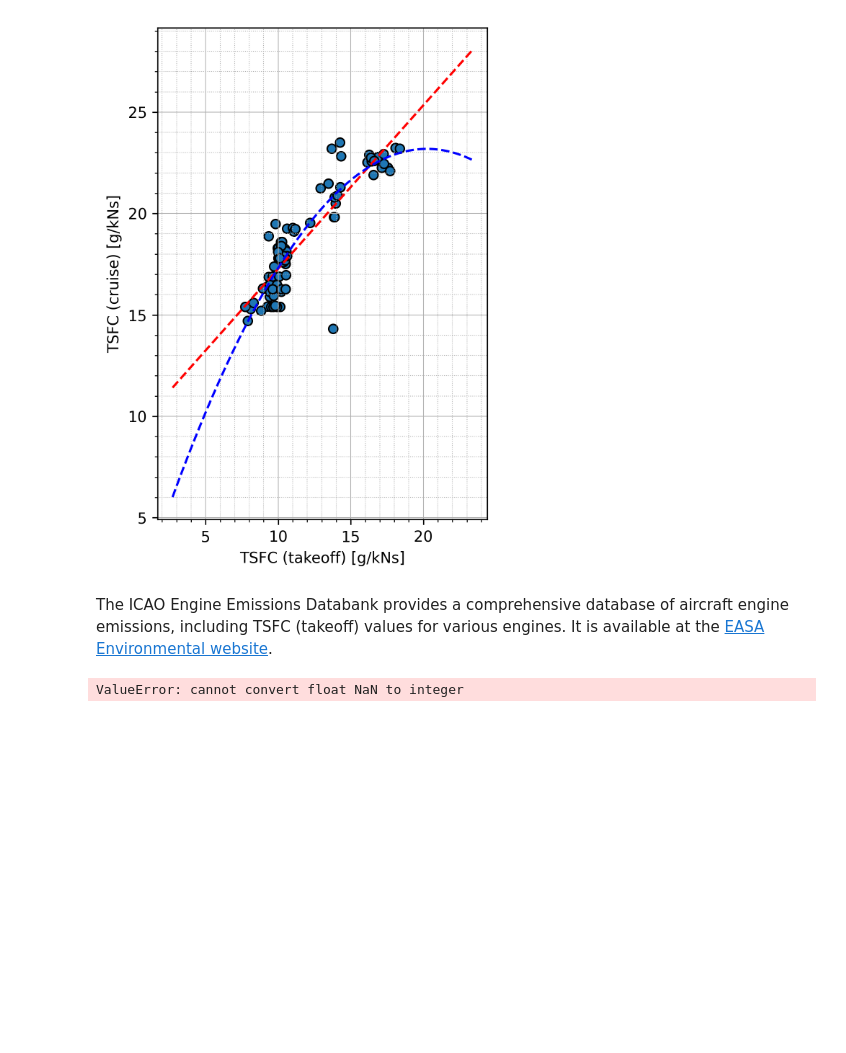
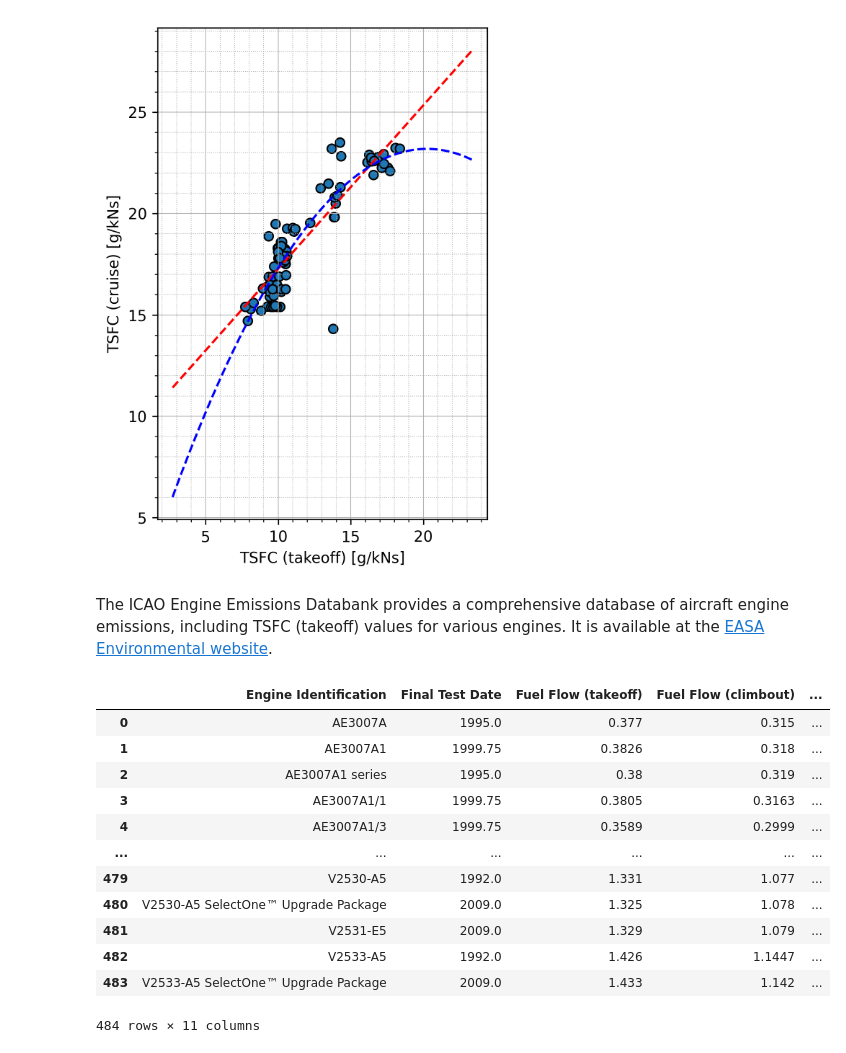
Before and after one commit to sustainableaviation/aircraftdetective, a Jupyter notebook: notebooks/engine_fuel_consumption.ipynb, the cells around one changed output. Saved outputs shown, nothing was run; the diff lists cells and outputs as text; code cells hidden in the pictures; blank space fills up the shorter version.

```diff
--- a/notebooks/engine_fuel_consumption.ipynb
+++ b/notebooks/engine_fuel_consumption.ipynb
@@ -43,7 +43,20 @@ The ICAO Engine Emissions Databank provides a comprehensive database of aircraft
 # %%
 df_scaled = engines.scale_engine_data_from_icao_emissions_database(
     path_excel_engine_data_icao_in="https://www.easa.europa.eu/en/downloads/131424/en",
     scaling_polynomial=dict_calibration['pol_quadratic_fit'],
 )
+df_scaled
 # %% [output]
+|  | Engine Identification | Final Test Date | Fuel Flow (takeoff) | Fuel Flow (climbout) | ... |
+| 0 | AE3007A | 1995.0 | 0.377 | 0.315 | ... |
+| 1 | AE3007A1 | 1999.75 | 0.3826 | 0.318 | ... |
+| 2 | AE3007A1 series | 1995.0 | 0.38 | 0.319 | ... |
+| 3 | AE3007A1/1 | 1999.75 | 0.3805 | 0.3163 | ... |
+| 4 | AE3007A1/3 | 1999.75 | 0.3589 | 0.2999 | ... |
+| ... | ... | ... | ... | ... | ... |
+| 479 | V2530-A5 | 1992.0 | 1.331 | 1.077 | ... |
+| 480 | V2530-A5 SelectOne™ Upgrade Package | 2009.0 | 1.325 | 1.078 | ... |
+| 481 | V2531-E5 | 2009.0 | 1.329 | 1.079 | ... |
+| 482 | V2533-A5 | 1992.0 | 1.426 | 1.1447 | ... |
+| 483 | V2533-A5 SelectOne™ Upgrade Package | 2009.0 | 1.433 | 1.142 | ... |
-ValueError: cannot convert float NaN to integer
+484 rows × 11 columns
```
Also changed, not shown: 1 other file.
